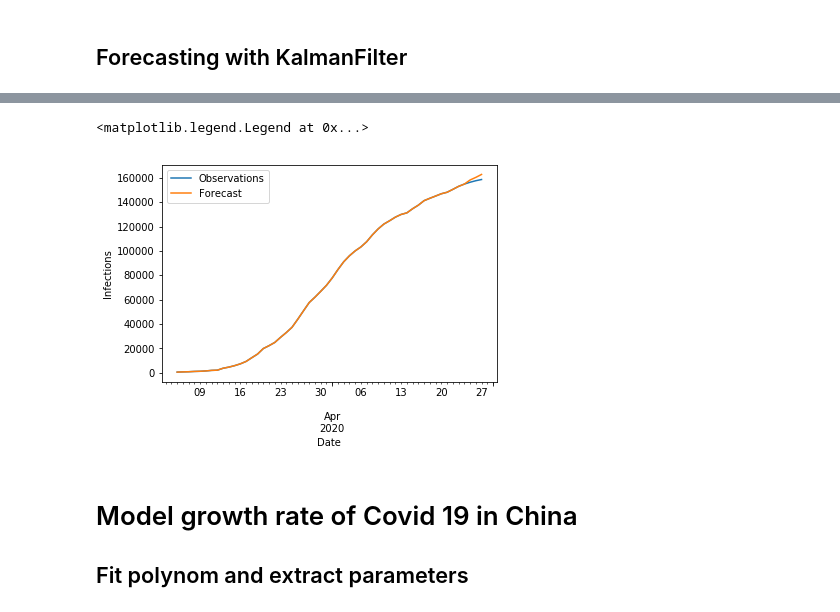
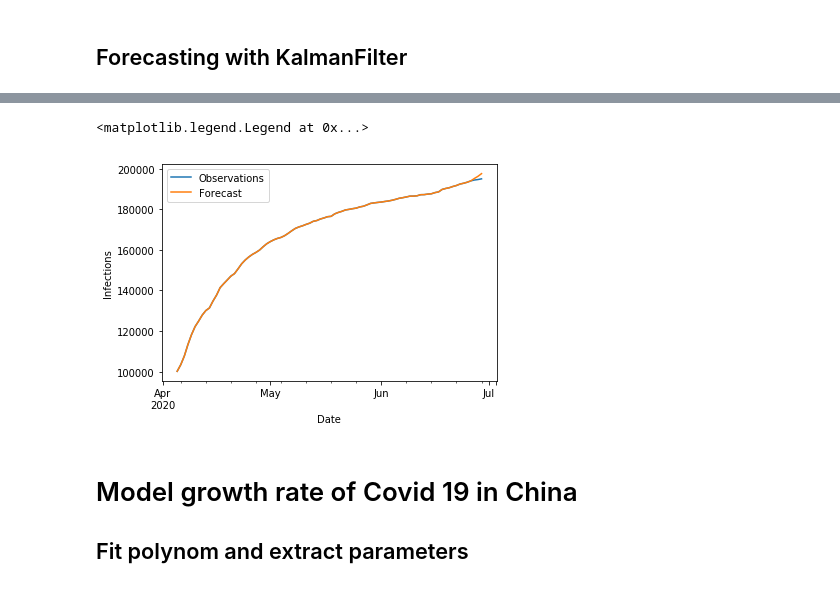
Before and after one commit to matthiasboeker/Covid_19_Forecast, a Jupyter notebook: Notebooks/ARIMA_Approach.ipynb, the cells around one changed output, grey strips where cells are left out. Drawn from its saved outputs; the diff is of its cells as text; code cells hidden in the pictures.

```diff
--- a/Notebooks/ARIMA_Approach.ipynb
+++ b/Notebooks/ARIMA_Approach.ipynb
@@ -186,12 +186,12 @@ ax.legend(['Observations', 'Forecast'])
 # %%
 fig, ax = plt.subplots()
-test_series.loc['2020-03-05':].plot()
-forecast_series.loc['2020-03-05':].plot()
+test_series.loc['2020-04-05':].plot()
+forecast_series.loc['2020-04-05':].plot()
 ax.set_ylabel('Infections')
 ax.legend(['Observations', 'Forecast'])
 # %% [output]
 <matplotlib.legend.Legend at 0x...>
-[figure, old version]
+[figure, new version]
 # %% [markdown]
 # Model growth rate of Covid 19 in China
 ## Fit polynom and extract parameters
```
Also changed, not shown: parts of 14 cells of this notebook.
